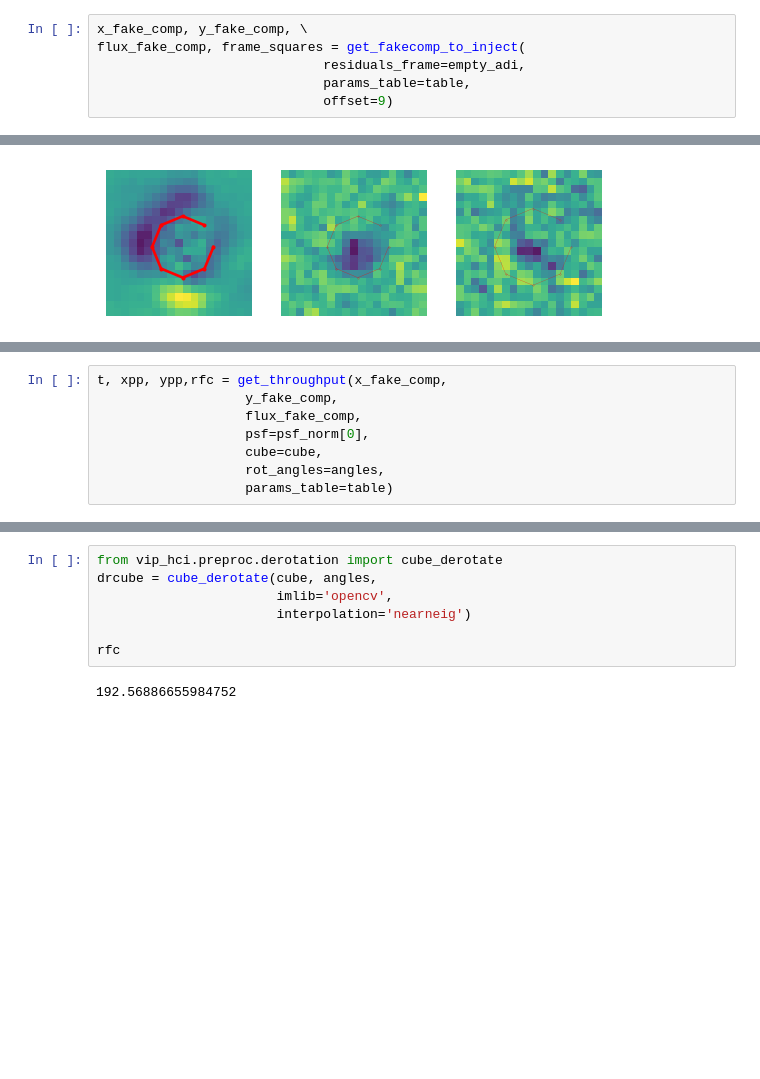
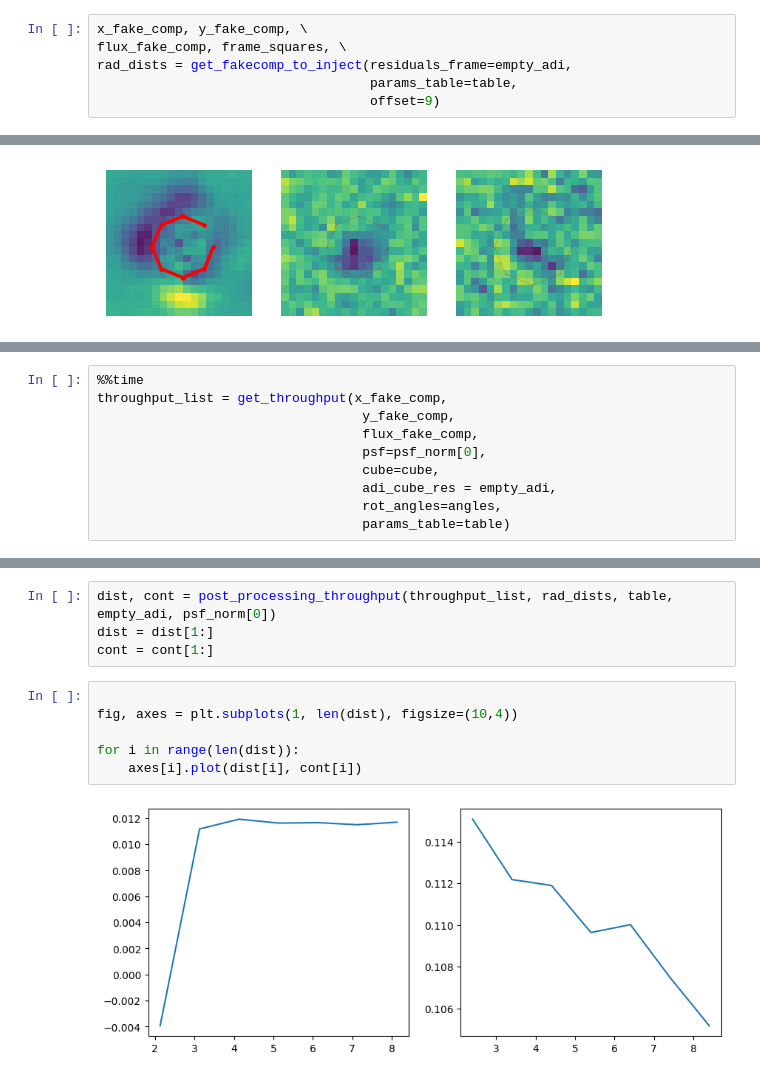
Before and after one commit to yemsnucleus/NEGFC, a Jupyter notebook: presentation/notebooks/contrast_curve.ipynb, the cells around one changed output, grey strips where cells are left out. Drawn from its saved outputs; the diff is of its cells as text; blank space fills up the shorter version.

```diff
--- a/presentation/notebooks/contrast_curve.ipynb
+++ b/presentation/notebooks/contrast_curve.ipynb
@@ -80,7 +86,7 @@ plt.show()
 [figure]
 # %%
 x_fake_comp, y_fake_comp, \
-flux_fake_comp, frame_squares = get_fakecomp_to_inject(
-                             residuals_frame=empty_adi,
-                             params_table=table,
-                             offset=9)
+flux_fake_comp, frame_squares, \
+rad_dists = get_fakecomp_to_inject(residuals_frame=empty_adi,
+                                   params_table=table,
+                                   offset=9)
@@ -111,8 +106,10 @@ table
 # %%
-t, xpp, ypp,rfc = get_throughput(x_fake_comp,
-                   y_fake_comp,
-                   flux_fake_comp,
-                   psf=psf_norm[0],
-                   cube=cube,
-                   rot_angles=angles,
-                   params_table=table)
+%%time
+throughput_list = get_throughput(x_fake_comp,
+                                  y_fake_comp,
+                                  flux_fake_comp,
+                                  psf=psf_norm[0],
+                                  cube=cube,
+                                  adi_cube_res = empty_adi,
+                                  rot_angles=angles,
+                                  params_table=table)
@@ -119,9 +134,12 @@ t, xpp, ypp,rfc = get_throughput(x_fake_comp,
+# %%
+dist, cont = post_processing_throughput(throughput_list, rad_dists, table, empty_adi, psf_norm[0])
+dist = dist[1:]
+cont = cont[1:]
 # %%
-from vip_hci.preproc.derotation import cube_derotate
-drcube = cube_derotate(cube, angles,
-                       imlib='opencv',
-                       interpolation='nearneig')
 
-rfc
+fig, axes = plt.subplots(1, len(dist), figsize=(10,4))
+
+for i in range(len(dist)):
+    axes[i].plot(dist[i], cont[i])
 # %% [output]
-192.56886655984752
+[figure, added]
```
Also changed, not shown: parts of 9 cells of this notebook, 3 other files.
